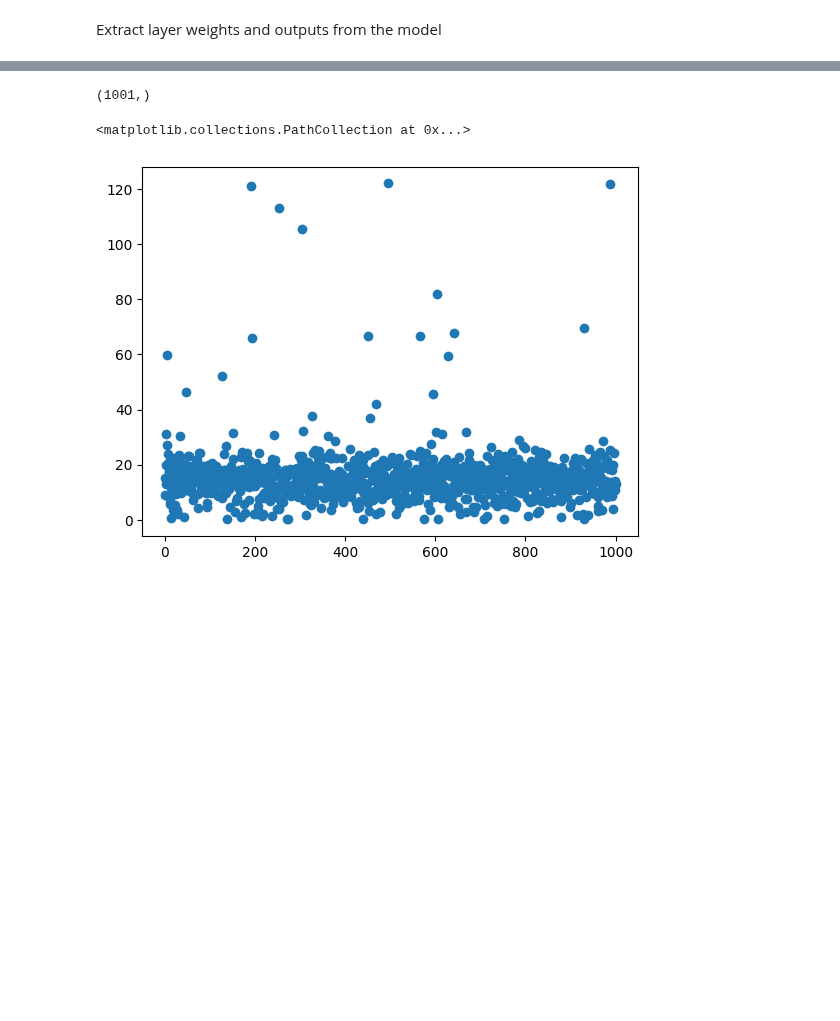
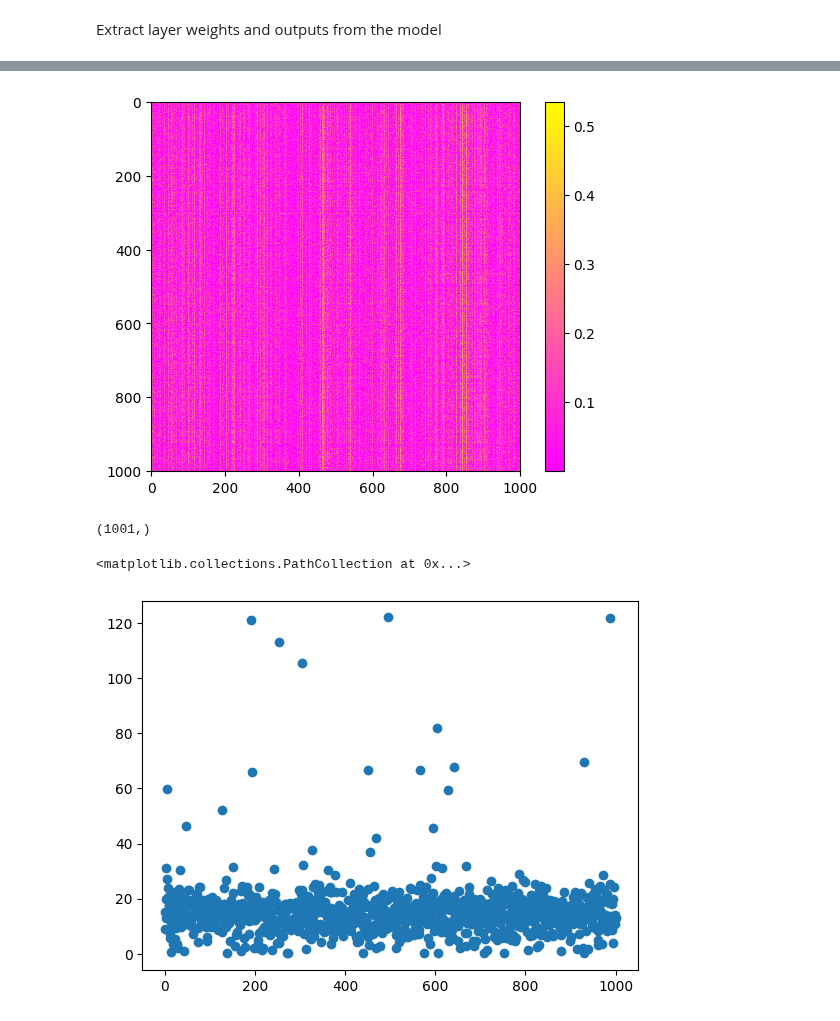
Before and after one commit to CCS-voidBird/PhD_Notebook, a Jupyter notebook: Code/ML_composer/Shap_Model_Interpretation.ipynb, the cells around one changed output, grey strips where cells are left out. Saved outputs shown, nothing was run; the diff lists cells and outputs as text; code cells hidden in the pictures; blank space fills up the shorter version.

```diff
--- a/Code/ML_composer/Shap_Model_Interpretation.ipynb
+++ b/Code/ML_composer/Shap_Model_Interpretation.ipynb
@@ -178,3 +215,11 @@ plt.show()
+# %%
+cmap = plt.cm.spring  # Can be any colormap that you want after the cm
+cmap.set_bad(color='white')
+plt.imshow(abs(epi_weight[3]), interpolation='nearest',cmap=cmap)
+plt.colorbar()
+plt.show()
+# %% [output]
+[figure, added]
 # %%
 epi_sum = tf.reduce_sum(epi_weight[3],axis=1)
 print(epi_sum.shape)
```
Also changed, not shown: parts of 18 cells of this notebook, 3 other files.
